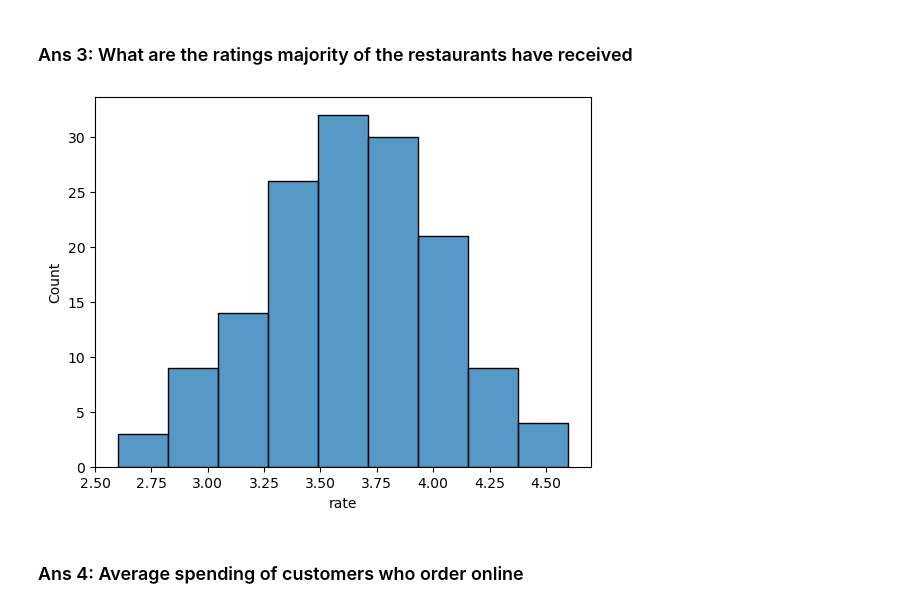
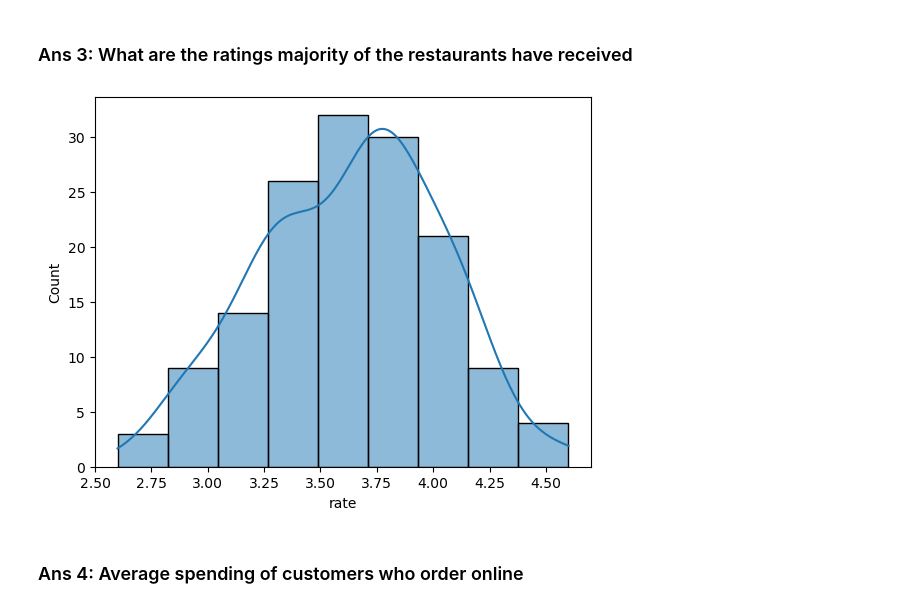
Before and after one commit to Jaggi0504/ZomatoDataAnalysis, a Jupyter notebook: main.ipynb, the cells around one changed output. Cells and saved outputs as stored; diff of their text form; code cells hidden in the pictures.

```diff
--- a/main.ipynb
+++ b/main.ipynb
@@ -128,10 +159,10 @@ plt.show()
 # %% [markdown]
 ### Ans 3: What are the ratings majority of the restaurants have received
 # %%
-sns.histplot(x='rate', data=df)
+sns.histplot(x='rate', data=df, kde=True)
 plt.show()
 # %% [output]
-[figure, old version]
+[figure, new version]
 # %% [markdown]
 ### Ans 4: Average spending of customers who order online
 # %%
```
Also changed, not shown: parts of 8 cells of this notebook.
